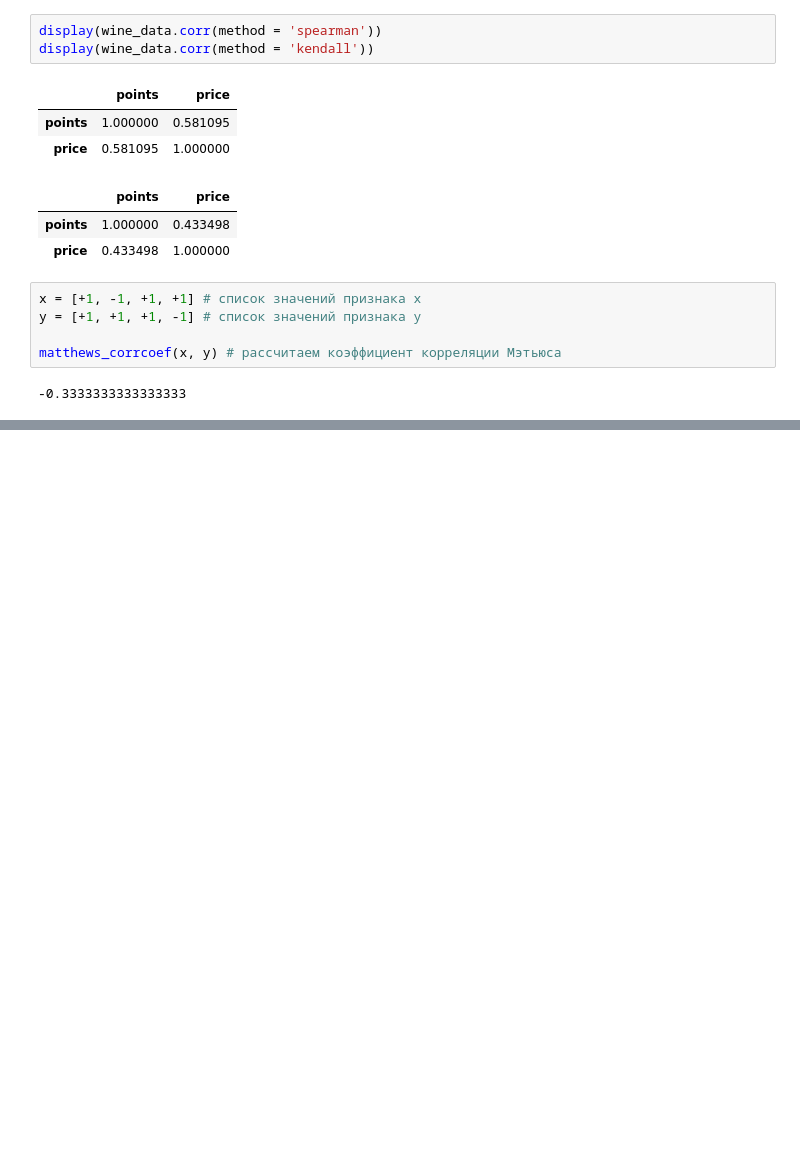
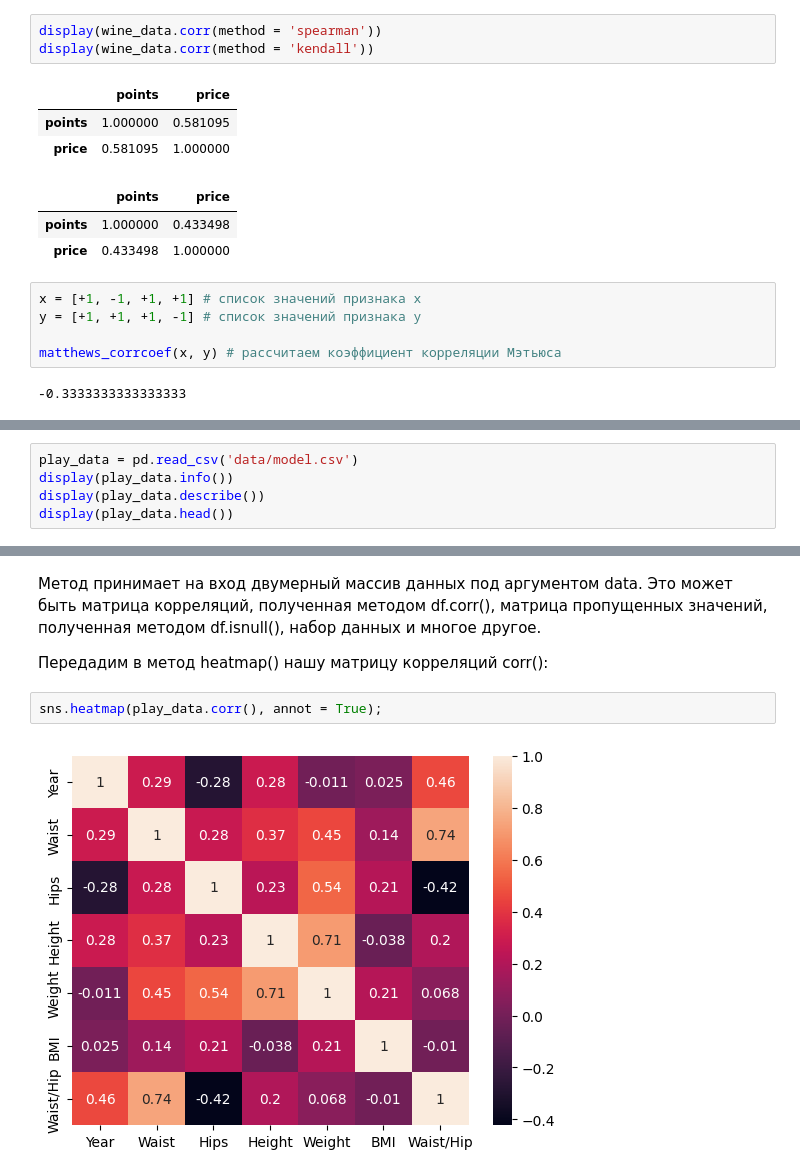
Before and after one commit to kdunaev-a10/SkillFactory-DTS, a Jupyter notebook: module-EDA/EDA-2/eda-2.ipynb, the cells around one changed output, grey strips where cells are left out. Saved outputs shown, nothing was run; the diff lists cells and outputs as text; blank space fills up the shorter version.

```diff
--- a/module-EDA/EDA-2/eda-2.ipynb
+++ b/module-EDA/EDA-2/eda-2.ipynb
@@ -175,0 +178,5 @@ matthews_corrcoef(x, y) # рассчитаем коэффициент корре
+# %%
+play_data = pd.read_csv('data/model.csv')
+display(play_data.info())
+display(play_data.describe())
+display(play_data.head())
@@ -175,0 +226,8 @@ matthews_corrcoef(x, y) # рассчитаем коэффициент корре
+# %% [markdown]
+Метод принимает на вход двумерный массив данных под аргументом data. Это может быть матрица корреляций, полученная методом df.corr(), матрица пропущенных значений, полученная методом df.isnull(), набор данных и многое другое.
+
+Передадим в метод heatmap() нашу матрицу корреляций corr():
+# %%
+sns.heatmap(play_data.corr(), annot = True);
+# %% [output]
+[figure, added]
```
Also changed, not shown: parts of 9 cells of this notebook.
